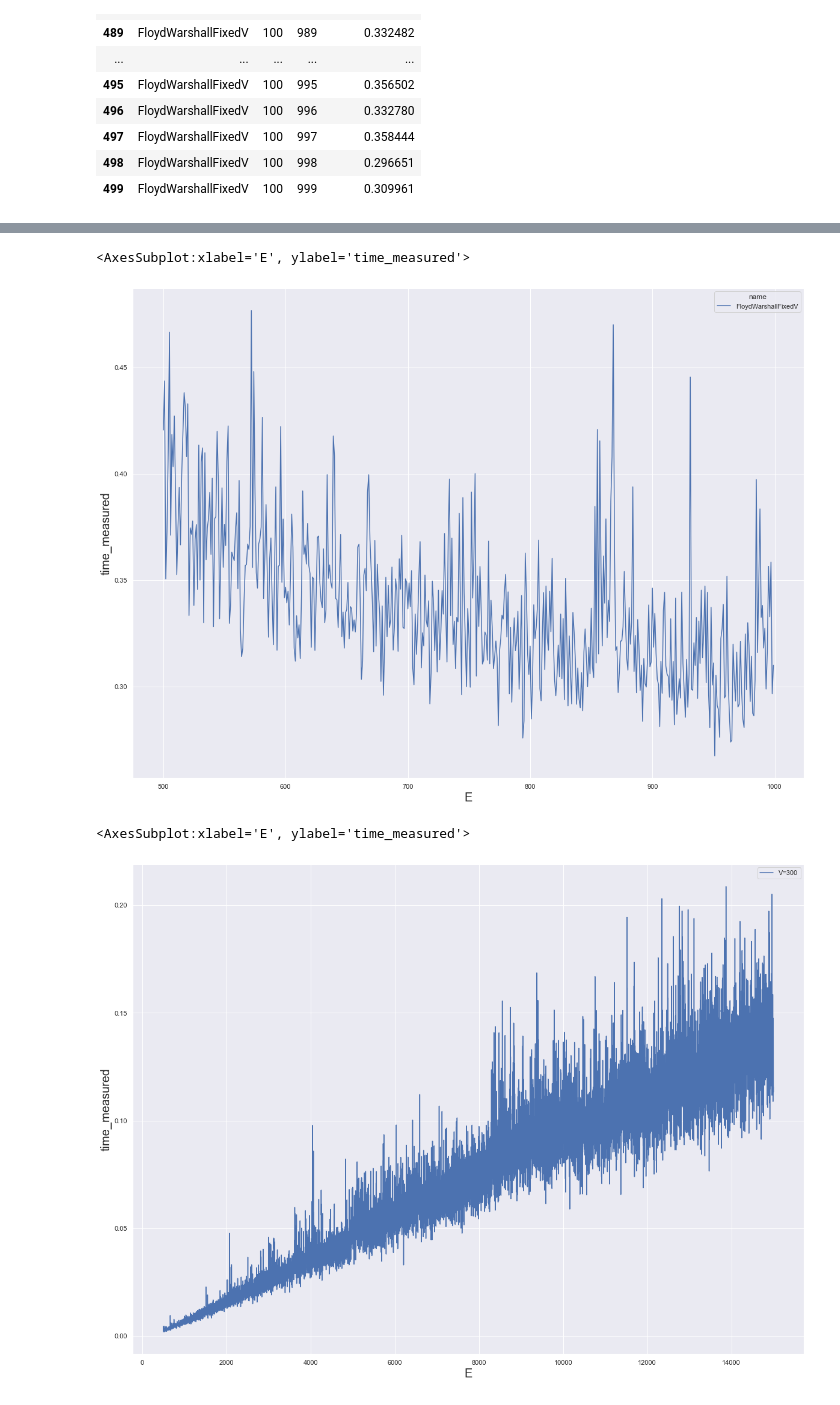
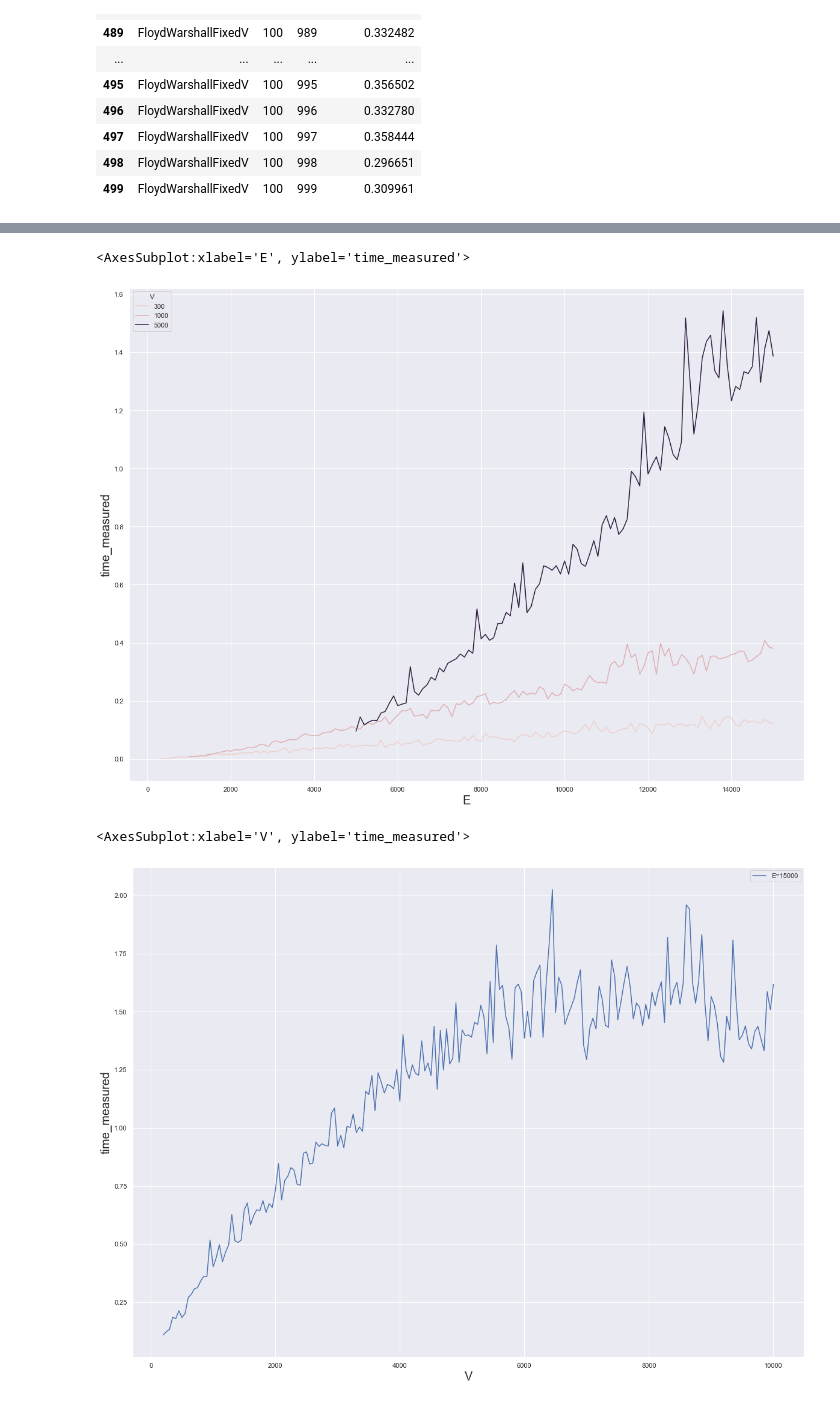
Before and after one commit to Saier00/AlgCourse, a Jupyter notebook: Task8/Task8.ipynb, the cells around one changed output, grey strips where cells are left out. Cells and saved outputs as stored; diff of their text form; code cells hidden in the pictures.

Commit message:
Task8: Time measurment for kruskal alg has been changed to get clearer result

```diff
--- a/Task8/Task8.ipynb
+++ b/Task8/Task8.ipynb
@@ -435,22 +400,22 @@ Kruskal:  {(24, 42), (25, 96), (12, 25), (18, 65), (13, 81), (46, 50), (64, 98),
 useCsv=False
 temp_data=[]
 #Max number of E (no loops) in orgraph is V(V-1)/2, for V=100 it is 4950
-for E in range(500,15000):
-    #the fixed number of vertices
-    V=300
-    if(not useCsv):
-        #every data instance (a single measurment of execution time) will be added as a dictionary with
-        #features listed above to list temp_data
+for V in [300,1000,5000]:
+    for E in range(V,15001,100):
+        #the fixed number of vertices
+        if(not useCsv):
+            #every data instance (a single measurment of execution time) will be added as a dictionary with
+            #features listed above to list temp_data
 
-        #repeat every alg 10 times for single random graph and choosen vertex
-        g=genAdj(V,E,False)
-        toConnectedGraph(g)
-        #We will cacluclate it separately to avoid additional V^2 time complexity
-        edges=AdjToEdges(g)
-        #for i in range(0,100):
-            #print(g[i])
-        for i in range(3):
-            #FW
-            res_time=time(kruskal,g,edges)
-            temp_data.append({"name":"KruskalFixedV","V":V,"E":E,"inpAdj":g,"res":res_time[0],"time_measured":res_time[1]})
+            #repeat every alg 10 times for single random graph and choosen vertex
+            g=genAdj(V,E,False)
+            toConnectedGraph(g)
+            #We will cacluclate it separately to avoid additional V^2 time complexity
+            edges=AdjToEdges(g)
+            #for i in range(0,100):
+                #print(g[i])
+            for i in range(3):
+                #FW
+                res_time=time(kruskal,g,edges)
+                temp_data.append({"name":"KruskalFixedV","V":V,"E":E,"inpAdj":g,"res":res_time[0],"time_measured":res_time[1]})
 # %% [output]
@@ -501,9 +466,9 @@ df_final3
 #if you already have computed csv, turn "useCsv" flag to True value and just skip code below in this cell
 useCsv=False
 temp_data=[]
-for V in range(100,3000):
+for V in range(200,10001,50):
     #the fixed number of edges, significantly more than V (so total E should be in interval (E+0.5V)+-0.5V ~ E)
-    E=4500
+    E=15000
     if(not useCsv):
         #every data instance (a single measurment of execution time) will be added as a dictionary with
         #features listed above to list temp_data
@@ -543,11 +508,11 @@ df_final4=pd.DataFrame()
 
 if(useCsv):
     #write path to csv file instead of "df_final"
-    df_final4=pd.read_csv("KraskalFixedE.csv",index_col=0)
+    df_final4=pd.read_csv("KruskalFixedE.csv",index_col=0)
 else:
     #Convert the list of dictionaries to the dataframe:
     df_final4 = pd.DataFrame.from_dict(temp_data)
-    #df_final4.to_csv("KraskalFixedE.csv")
+    #df_final4.to_csv("KruskalFixedE.csv")
 
 df_final4
 # %% [output]
@@ -658,10 +628,10 @@ sns.lineplot(x="V",y="time_measured",hue="name",data=procesed1)
 # %%
-sns.lineplot(x="E",y="time_measured",hue="name",data=procesed2)
+sns.lineplot(x="E",y="time_measured",data=procesed3,hue="V")
 # %% [output]
 <AxesSubplot:xlabel='E', ylabel='time_measured'>
-[figure, old version]
+[figure, new version]
 # %%
-sns.lineplot(x="E",y="time_measured",data=procesed3,label=f"V={procesed3.iloc[0,:].V}")
+sns.lineplot(x="V",y="time_measured",label=f"E={procesed4.iloc[0,:].E}",data=procesed4)
 # %% [output]
-<AxesSubplot:xlabel='E', ylabel='time_measured'>
+<AxesSubplot:xlabel='V', ylabel='time_measured'>
-[figure, old version]
+[figure, new version]
```
Also changed, not shown: parts of 14 cells of this notebook, 4 other files.
